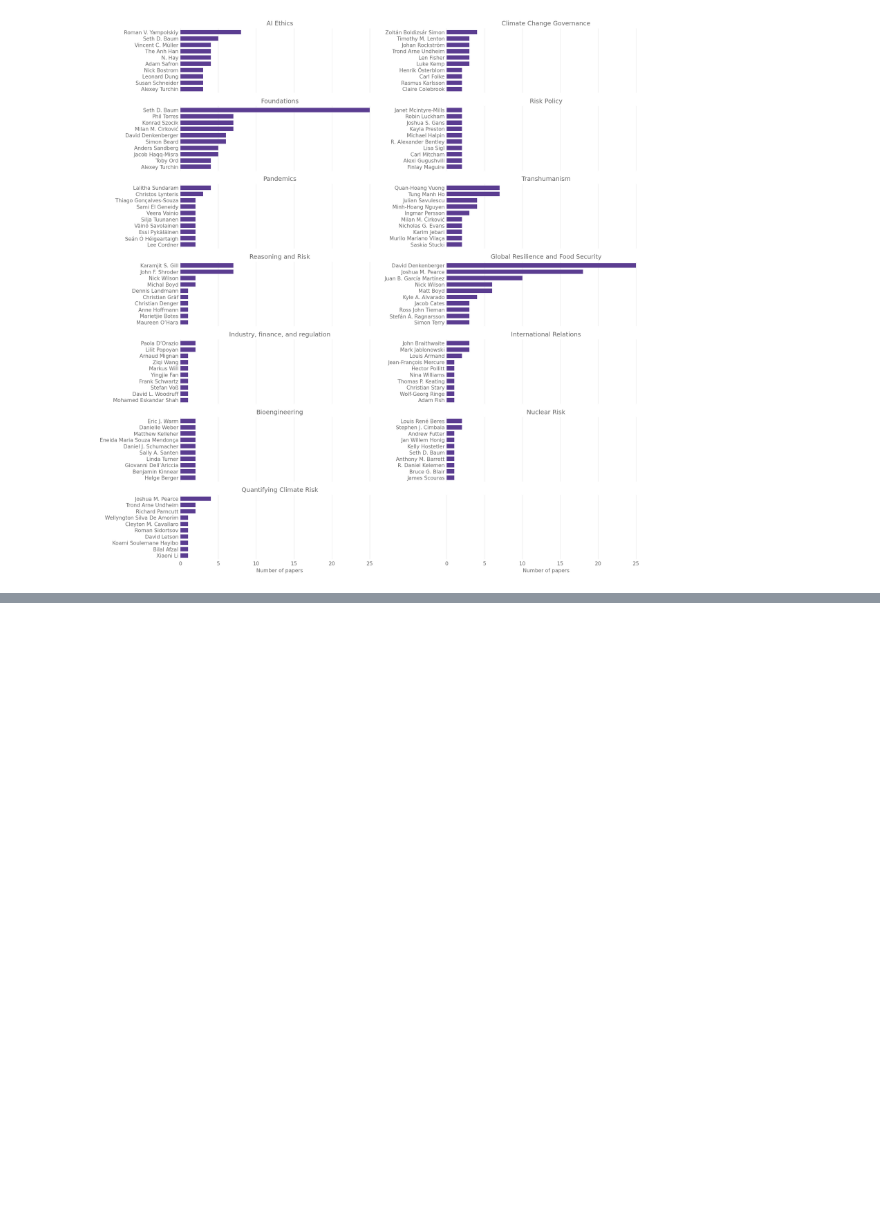
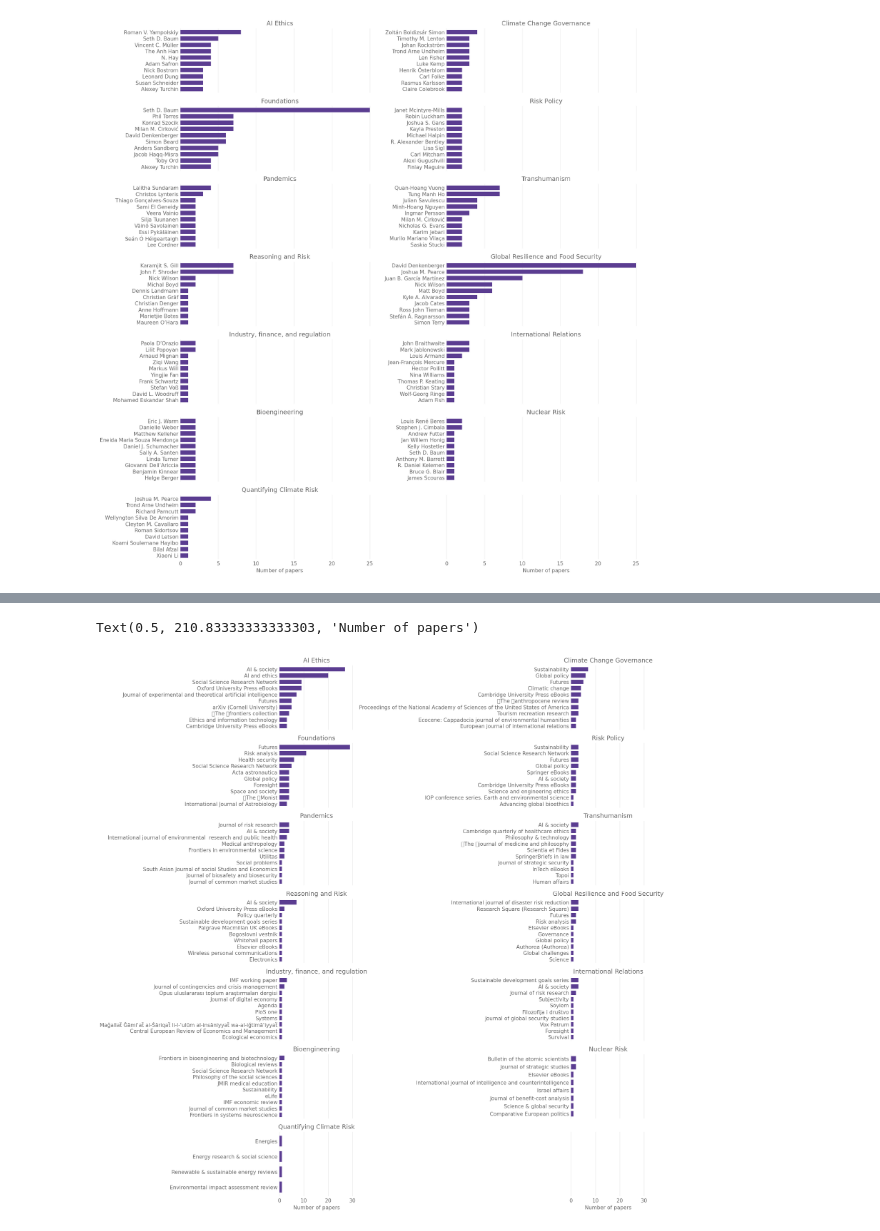
Before and after one commit to florianjehn/bibliometrics, a Jupyter notebook: scripts/cluster_visualization.ipynb, the cells around one changed output, grey strips where cells are left out. Cells and saved outputs as stored; diff of their text form; code cells hidden in the pictures; blank space fills up the shorter version.

Commit message:
updated figures

```diff
--- a/scripts/cluster_visualization.ipynb
+++ b/scripts/cluster_visualization.ipynb
@@ -116,3 +116,10 @@ axes[-1].set_xlabel("Number of papers")
 # %% [output]
 Text(0.5, 210.83333333333303, 'Number of papers')
 [figure]
+# %%
+remerged_data = pd.read_csv(f'data{os.sep}prepared{os.sep}remerged_data.csv')
+# Remove the unrelated clusters
+other_topic_clusters = [6, 7, 8, 14, 15, 16, 18, 19, 22, 23]
+
+remerged_data = remerged_data[~remerged_data["Cluster"].isin(other_topic_clusters)]
+remerged_data.head()
@@ -118,0 +134,31 @@ Text(0.5, 210.83333333333303, 'Number of papers')
+# %%
+# Plot the main source by cluster
+fig, axes = plt.subplots(7,2, figsize=(15, 15), sharex=True)
+axes = axes.flatten()
+
+for i, (cluster_name, cluster) in enumerate(remerged_data.groupby("Cluster")):
+    sources = cluster["primary_location.source.display_name"].value_counts()
+    # remove "[no source]" from the sources
+    sources = sources.drop("[no source]", errors="ignore")
+    # In the jounarl names containing "/" remove the part after the "/"
+    sources.index = sources.index.str.split("/").str[0]
+    sources.head(10).sort_values().plot(kind="barh", color=main_color, width=0.7, ax=axes[i])
+    # Remove the y-axis grid
+    axes[i].yaxis.grid(False)
+    # Add the title
+    axes[i].set_title(cluster_names[cluster_name])
+    axes[i].set_ylabel("")
+
+fig.tight_layout()
+
+# Don't draw last axes
+axes[-1].yaxis.grid(False)
+# remove the yticks
+plt.setp(axes[-1], yticks=[])
+
+# Add the x-axis label
+axes[-2].set_xlabel("Number of papers")
+axes[-1].set_xlabel("Number of papers")
+# %% [output]
+Text(0.5, 210.83333333333303, 'Number of papers')
+[figure, added]
```
Also changed, not shown: parts of 1 cell of this notebook, 2 other files.
